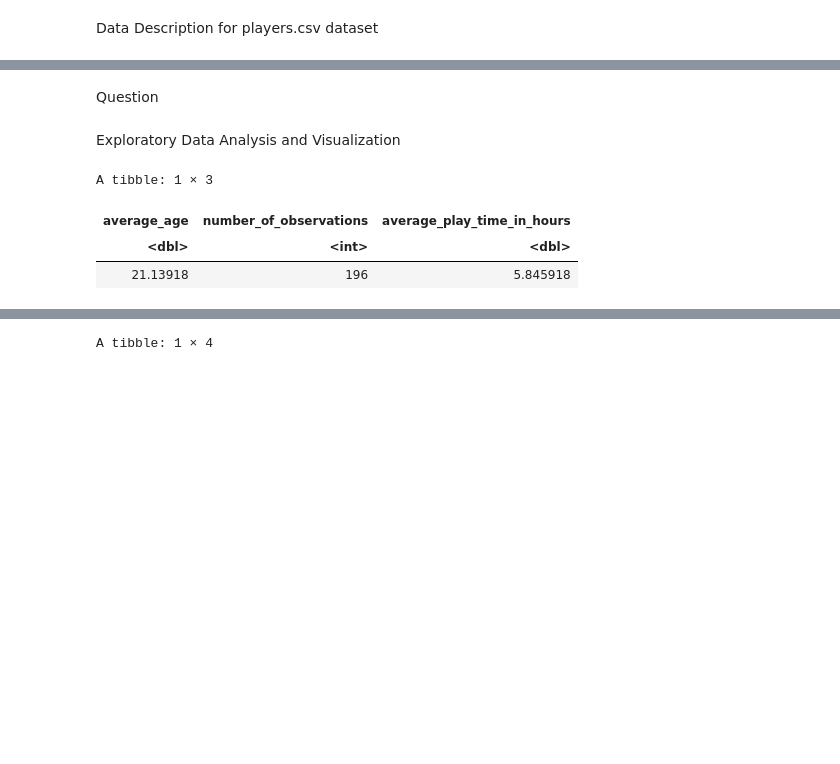
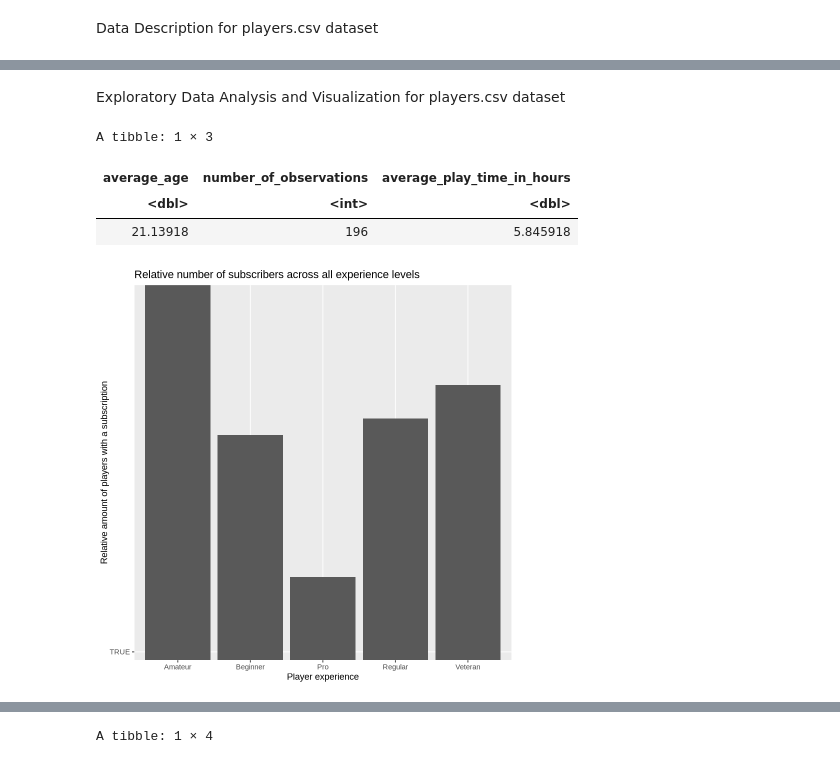
Before and after one commit to Nathan32355/UBC-DSCI-Project-Group-18, a Jupyter notebook: Individual Project Group 18.ipynb, the cells around one changed output, grey strips where cells are left out. Cells and saved outputs as stored; diff of their text form; code cells hidden in the pictures; blank space fills up the shorter version.

Commit message:
Visualizations
2 visualizations have been completed

```diff
--- a/Individual Project Group 18.ipynb
+++ b/Individual Project Group 18.ipynb
@@ -70,7 +36,5 @@ A spec_tbl_df: 1535 × 5
-# %% [markdown]
-Question
 # %% [markdown]
-Exploratory Data Analysis and Visualization
+Exploratory Data Analysis and Visualization for players.csv dataset
 # %%
 summarize(players_data,
           average_age = mean(Age,na.rm = TRUE),
@@ -81,3 +45,14 @@ A tibble: 1 × 3
 | average_age | number_of_observations | average_play_time_in_hours |
 | <dbl> | <int> | <dbl> |
 | 21.13918 | 196 | 5.845918 |
+# %%
+players_true <- filter(players_data, subscribe == "TRUE")
+
+players_bar <- ggplot(players_true, aes(x = experience, y = subscribe))+
+                geom_col()+
+                labs(x = "Player experience",
+       y = "Relative amount of players with a subscription",
+       title = "Relative number of subscribers across all experience levels")
+players_bar
+# %% [output]
+[figure, added]
```
Also changed, not shown: parts of 7 cells of this notebook.
